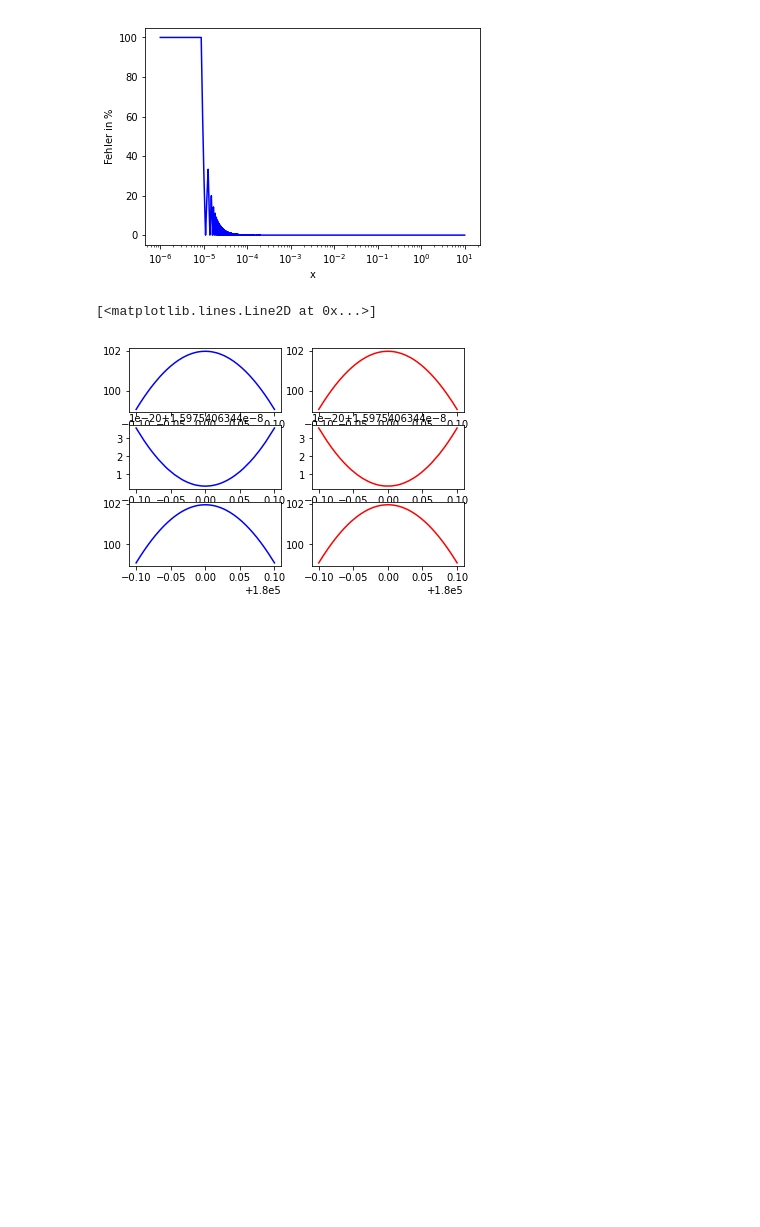
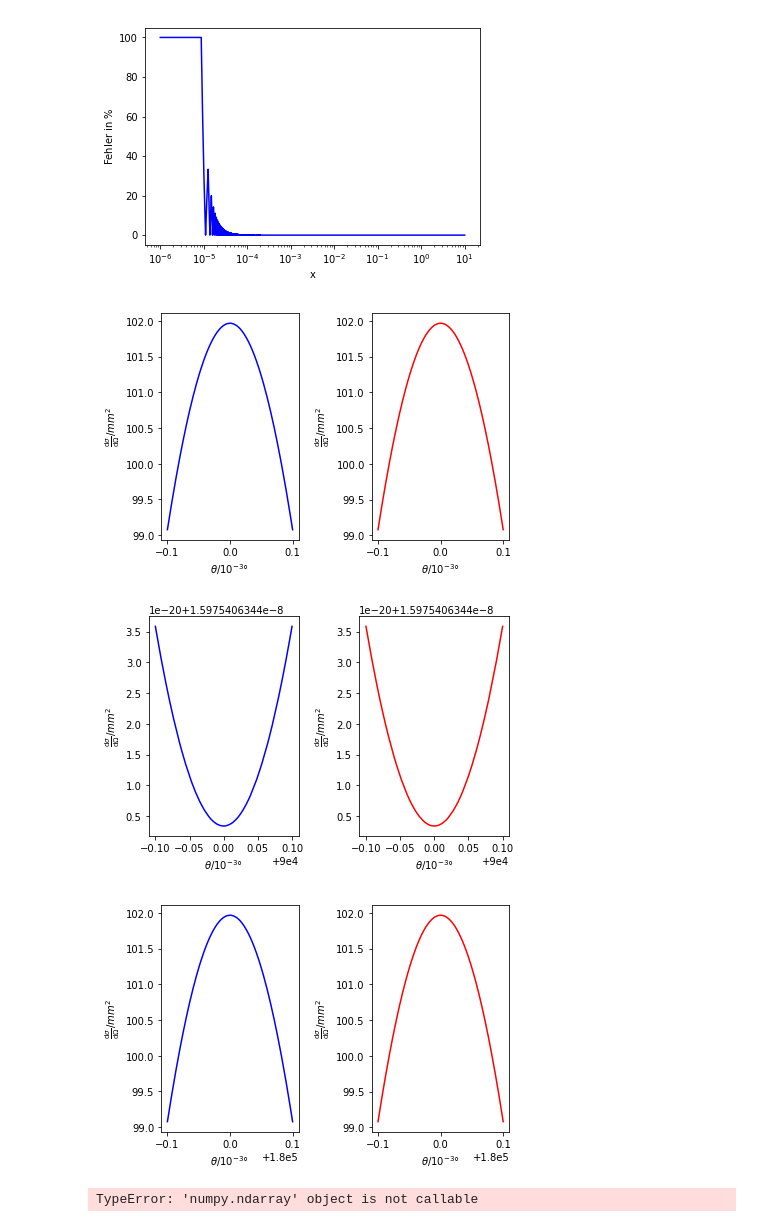
Before and after one commit to ghzut/SMD-Abgaben, a Jupyter notebook: Abgabe-1/Abgabe1.ipynb, the cells around one changed output. Drawn from its saved outputs; the diff is of its cells as text; code cells hidden in the pictures; blank space fills up the shorter version.

```diff
--- a/Abgabe-1/Abgabe1.ipynb
+++ b/Abgabe-1/Abgabe1.ipynb
@@ -79,32 +79,45 @@ def dsdO_num(theta):
 # %%
 pl_0=np.linspace(-np.pi/1800000,np.pi/1800000,1000) #Im Bereich um theta=0°
 pl_pi_2=np.linspace(np.pi/2-np.pi/1800000,np.pi/2+np.pi/1800000,1000) #Im Bereich um theta=90°
 pl_pi=np.linspace(np.pi-np.pi/1800000,np.pi+np.pi/1800000,1000) #Im Bereich um theta=180°
-#plt.plot(pl/2/np.pi*360,-dsdO(pl)*10**12+dsdO_num(pl)*10**12,'b-')
-plt.subplot(321)
+
+# @Jasmin/Yascha Es wäre schön, wenn ihr hier versucht die Achsenbeschriftung schöner zu machen mit LaTeX (\si), das will bei mir nicht
+f1=plt.figure()
+plt.subplot(121)
 plt.plot(pl_0/2/np.pi*360000,dsdO(pl_0)*10**6,'b-')
-#plt.xlabel(r'$\theta/\si{\milli\degree}$')
-#plt.ylabel(r'$\frac{\mathrm{d}\sigma}{\mathrm{d}\Omega}/\si{\milli\meter\squared}$')
-plt.subplot(322)
+plt.xlabel(r'$\theta/10^{-3}°$')
+plt.ylabel(r'$\frac{\mathrm{d}\sigma}{\mathrm{d}\Omega}/mm^2$')
+plt.subplot(122)
 plt.plot(pl_0/2/np.pi*360000,dsdO_num(pl_0)*10**6,'r-')
-#plt.xlabel(r'$\theta/\si{\milli\degree}$')
-#plt.ylabel(r'$\frac{\mathrm{d}\sigma}{\mathrm{d}\Omega}/\si{\milli\meter\squared}$')
-plt.subplot(323)
+plt.xlabel(r'$\theta/10^{-3}°$')
+plt.ylabel(r'$\frac{\mathrm{d}\sigma}{\mathrm{d}\Omega}/mm^2$')
+plt.tight_layout()
+f1.savefig('plot1.pdf')
+
+f2=plt.figure()
+plt.subplot(121)
 plt.plot(pl_pi_2/2/np.pi*360000,dsdO(pl_pi_2)*10**6,'b-')
-#plt.xlabel(r'$\theta/\si{\milli\degree}$')
-#plt.ylabel(r'$\frac{\mathrm{d}\sigma}{\mathrm{d}\Omega}/\si{\milli\meter\squared}$')
-plt.subplot(324)
+plt.xlabel(r'$\theta/10^{-3}°$')
+plt.ylabel(r'$\frac{\mathrm{d}\sigma}{\mathrm{d}\Omega}/mm^2$')
+plt.subplot(122)
 plt.plot(pl_pi_2/2/np.pi*360000,dsdO_num(pl_pi_2)*10**6,'r-')
-#plt.xlabel(r'$\theta/\si{\milli\degree}$')
-#plt.ylabel(r'$\frac{\mathrm{d}\sigma}{\mathrm{d}\Omega}/\si{\milli\meter\squared}$')
-plt.subplot(325)
+plt.xlabel(r'$\theta/10^{-3}°$')
+plt.ylabel(r'$\frac{\mathrm{d}\sigma}{\mathrm{d}\Omega}/mm^2$')
+plt.tight_layout()
+f2.savefig('plot2.pdf')
+
+f3=plt.figure()
+plt.subplot(121)
 plt.plot(pl_pi/2/np.pi*360000,dsdO(pl_pi)*10**6,'b-')
-#plt.xlabel(r'$\theta/\si{\milli\degree}$')
-#plt.ylabel(r'$\frac{\mathrm{d}\sigma}{\mathrm{d}\Omega}/\si{\milli\meter\squared}$')
-plt.subplot(326)
+plt.xlabel(r'$\theta/10^{-3}°$')
+plt.ylabel(r'$\frac{\mathrm{d}\sigma}{\mathrm{d}\Omega}/mm^2$')
+plt.subplot(122)
 plt.plot(pl_pi/2/np.pi*360000,dsdO_num(pl_pi)*10**6,'r-')
-#plt.xlabel(r'$\theta/\si{\milli\degree}$')
-#plt.ylabel(r'$\frac{\mathrm{d}\sigma}{\mathrm{d}\Omega}/\si{\milli\meter\squared}$')
+plt.xlabel(r'$\theta/10^{-3}°$')
+plt.ylabel(r'$\frac{\mathrm{d}\sigma}{\mathrm{d}\Omega}/mm^2$')
+plt.tight_layout()
+f3.savefig('plot3.pdf')
 # %% [output]
-[<matplotlib.lines.Line2D at 0x...>]
-[figure, old version]
+[figure, new version]
+[figure, added]
+[figure, added]
@@ -113,0 +124,10 @@ K
+# %%
+#Konditionszahl K, x bezeichnet hier den Winkel theta
+def K(x):
+    return x * np.abs((2*np.sin(x)*np.cos(x)*(1-3*beta**2))/((2+np.sin(x)**2)(1-beta**2*np.cos(x)**2)))
+theta_plot=np.linspace(0,np.pi,1000)
+plt.plot(theta_plot/2/np.pi*360,K(theta_plot),'b-')
+plt.xlabel(r'$\theta/°$')
+plt.ylabel(r'$K(\theta)$')
+# %% [output]
+TypeError: 'numpy.ndarray' object is not callable
```
Also changed, not shown: parts of 1 cell of this notebook, 3 other files.
